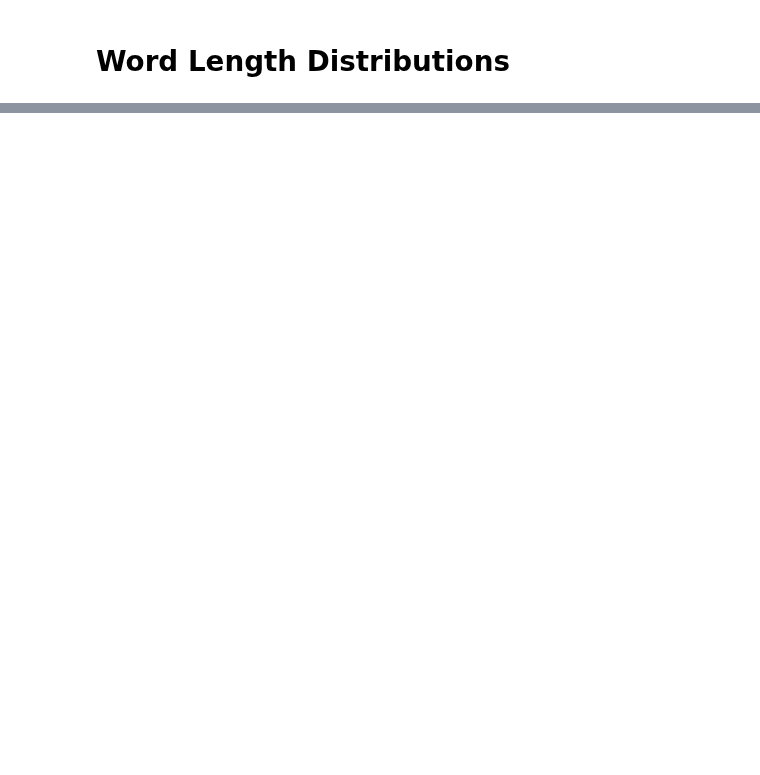
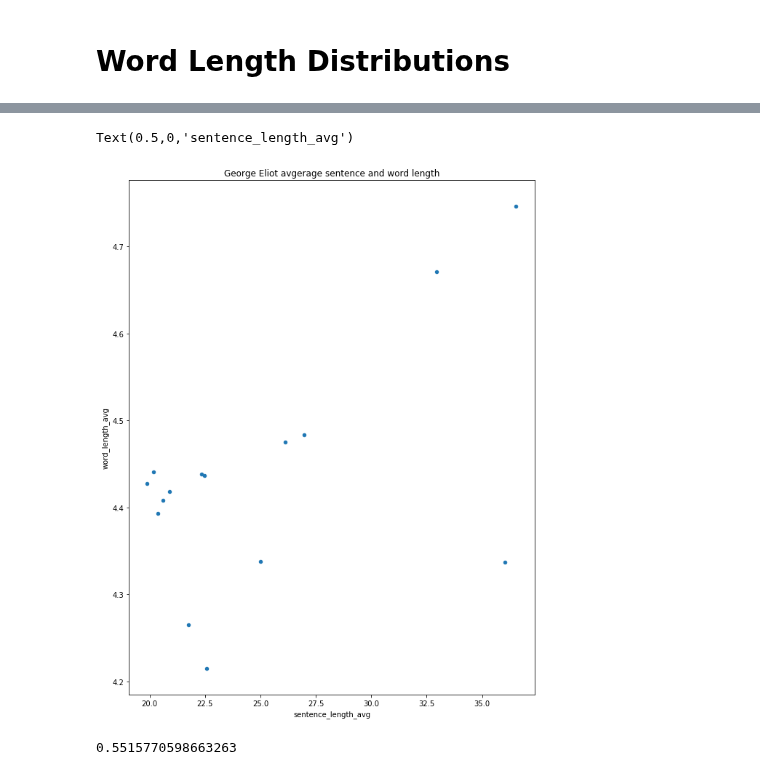
Before and after one commit to clararichter/authorship-identification, a Jupyter notebook: project_notebook.ipynb, the cells around one changed output, grey strips where cells are left out. Cells and saved outputs as stored; diff of their text form; code cells hidden in the pictures; blank space fills up the shorter version.

```diff
--- a/project_notebook.ipynb
+++ b/project_notebook.ipynb
@@ -99,0 +189,15 @@ As seen in the correlation, there is almost no correlation between year and % of
+# %%
+author = "george_eliot"
+path = "./data/texts_stripped/" + author
+books = os.listdir(path)
+
+word_len_dis = {}
+books_df = pd.DataFrame()
+for i in range(0, len(books)):
+    text = Text(open(path + "/" + books[i],'r').read())
+    text.word_length_data()
+    text.sentence_length_data()
+    word_len_dis[books[i]]= text.word_length_distr()
+    book_df = pd.DataFrame(text.row,index =[books[i]])
+    books_df = books_df.append(book_df)
+books_df
@@ -99,0 +221,11 @@ As seen in the correlation, there is almost no correlation between year and % of
+# %%
+ax = books_df.plot.scatter(x="sentence_length_avg", y="word_length_avg",figsize=(10,13), title='George Eliot avgerage sentence and word length')
+ax.set_ylabel("word_length_avg")
+ax.set_xlabel("sentence_length_avg")
+# %% [output]
+Text(0.5,0,'sentence_length_avg')
+[figure, added]
+# %%
+books_df["sentence_length_avg"].corr(books_df["word_length_avg"])
+# %% [output]
+0.5515770598663263
```
Also changed, not shown: parts of 16 cells of this notebook.
